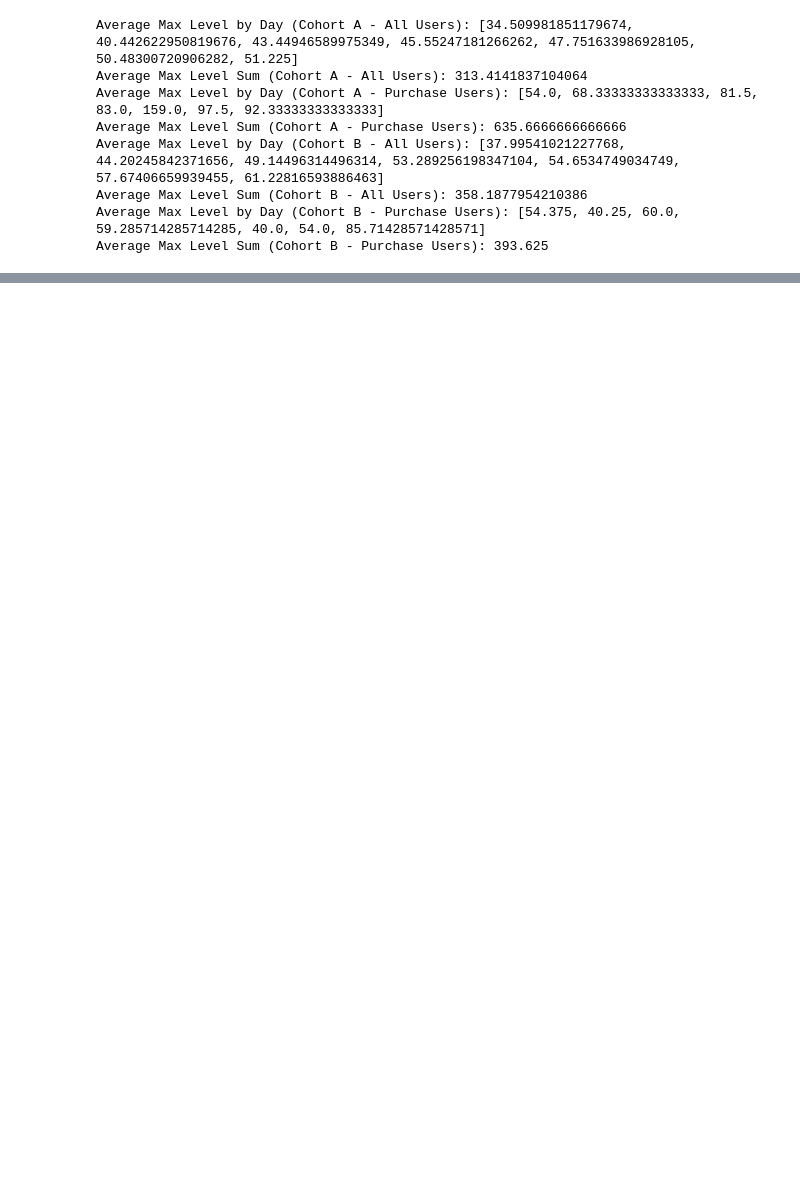
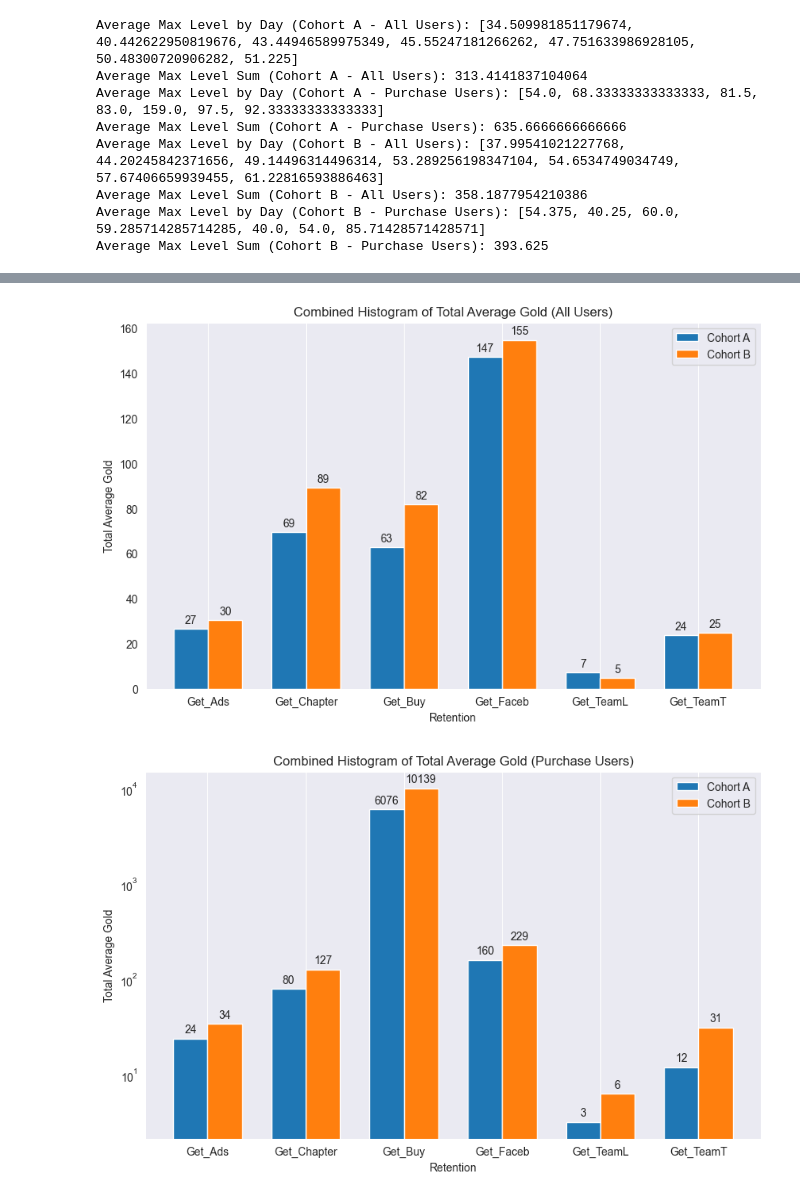
Before and after one commit to prosto-vlad19/A-B_testing_analysis, a Jupyter notebook: activity.ipynb, the cells around one changed output, grey strips where cells are left out. Saved outputs shown, nothing was run; the diff lists cells and outputs as text; code cells hidden in the pictures; blank space fills up the shorter version.

```diff
--- a/activity.ipynb
+++ b/activity.ipynb
@@ -448,0 +528,62 @@ plot_avg_gold(combined_avg_gold_purchase_users, 'Average Gold for All Cohorts (P
+# %%
+# 4.3 AVG amount of gold received graph
+# Функция для построения гистограммы для двух когорт с подписями
+def plot_combined_histograms_with_labels(cohort_A_data, cohort_B_data, title, xlabel, ylabel, labels, log_scale=False):
+    plt.figure(figsize=(10, 6))
+
+    bar_width = 0.35
+    x = np.arange(len(cohort_A_data))
+
+    bars_A = plt.bar(x - bar_width/2, cohort_A_data, bar_width, label=labels[0])
+    bars_B = plt.bar(x + bar_width/2, cohort_B_data, bar_width, label=labels[1])
+
+    plt.title(title)
+    plt.xlabel(xlabel)
+    plt.ylabel(ylabel)
+    plt.xticks(x, cohort_A_data.index)
+    plt.legend()
+    plt.grid(axis='y')
+
+    if log_scale:
+        plt.yscale('log')
+
+    # Добавляем подписи значений в каждом столбце (округленные до целых)
+    for bar_A, bar_B in zip(bars_A, bars_B):
+        height_A = bar_A.get_height()
+        height_B = bar_B.get_height()
+        plt.annotate(f'{int(round(height_A))}',  # Округляем до целых
+                     xy=(bar_A.get_x() + bar_A.get_width() / 2, height_A),
+                     xytext=(0, 3),  # 3 points vertical offset
+                     textcoords="offset points",
+                     ha='center', va='bottom')
+
+        plt.annotate(f'{int(round(height_B))}',  # Округляем до целых
+                     xy=(bar_B.get_x() + bar_B.get_width() / 2, height_B),
+                     xytext=(0, 3),  # 3 points vertical offset
+                     textcoords="offset points",
+                     ha='center', va='bottom')
+
+    plt.show()
+
+# Объединенные гистограммы для среднего количества золота за 7 дней для когорт A и B с логарифмической шкалой
+plot_combined_histograms_with_labels(
+    avg_gold_cohort_A_all_users_all_day,
+    avg_gold_cohort_B_all_users_all_day,
+    'Combined Histogram of Total Average Gold (All Users)',
+    'Retention',
+    'Total Average Gold',
+    labels=['Cohort A', 'Cohort B']
+)
+
+plot_combined_histograms_with_labels(
+    avg_gold_cohort_A_purchase_users_all_day,
+    avg_gold_cohort_B_purchase_users_all_day,
+    'Combined Histogram of Total Average Gold (Purchase Users)',
+    'Retention',
+    'Total Average Gold',
+    labels=['Cohort A', 'Cohort B'],
+    log_scale=True  # Добавляем логарифмическую шкалу
+)
+# %% [output]
+[figure, added]
+[figure, added]
```
Also changed, not shown: parts of 13 cells of this notebook.
